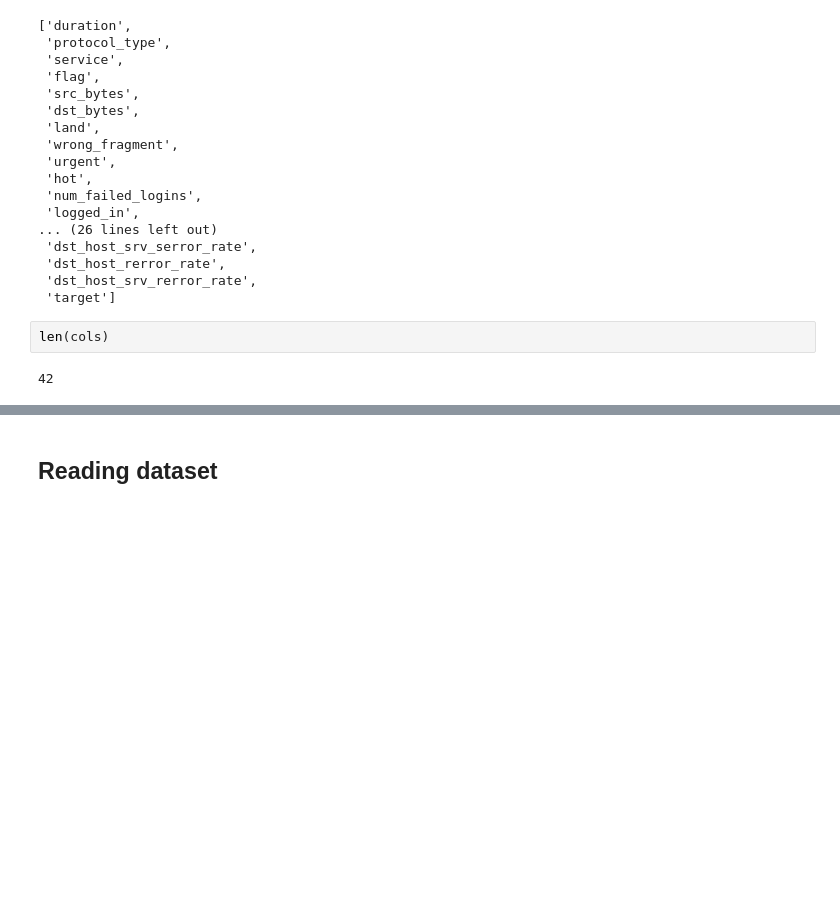
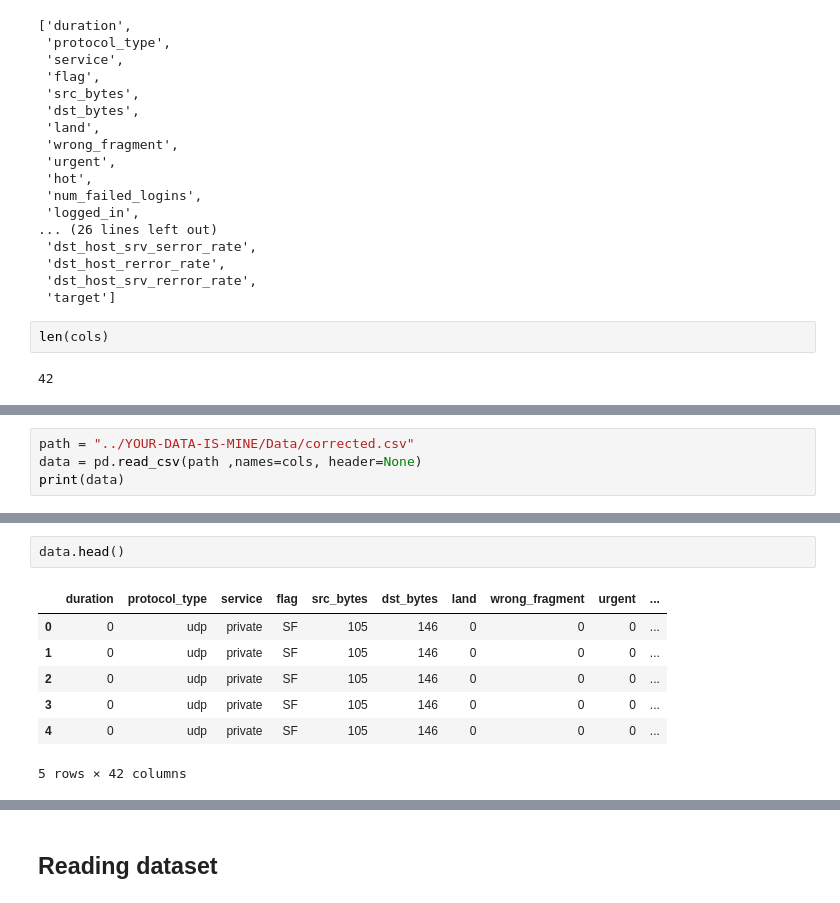
Before and after one commit to WildCodeWolf/Your-Data-Is-Mine, a Jupyter notebook: KDD.ipynb, the cells around one changed output, grey strips where cells are left out. Drawn from its saved outputs; the diff is of its cells as text; blank space fills up the shorter version.

```diff
--- a/KDD.ipynb
+++ b/KDD.ipynb
@@ -133,0 +108,4 @@ attacks_types = {
+# %%
+path = "../YOUR-DATA-IS-MINE/Data/corrected.csv"
+data = pd.read_csv(path ,names=cols, header=None)
+print(data)
@@ -133,0 +147,10 @@ attacks_types = {
+# %%
+data.head()
+# %% [output]
+|  | duration | protocol_type | service | flag | src_bytes | dst_bytes | land | wrong_fragment | urgent | ... |
+| 0 | 0 | udp | private | SF | 105 | 146 | 0 | 0 | 0 | ... |
+| 1 | 0 | udp | private | SF | 105 | 146 | 0 | 0 | 0 | ... |
+| 2 | 0 | udp | private | SF | 105 | 146 | 0 | 0 | 0 | ... |
+| 3 | 0 | udp | private | SF | 105 | 146 | 0 | 0 | 0 | ... |
+| 4 | 0 | udp | private | SF | 105 | 146 | 0 | 0 | 0 | ... |
+5 rows × 42 columns
```
Also changed, not shown: parts of 31 cells of this notebook.
